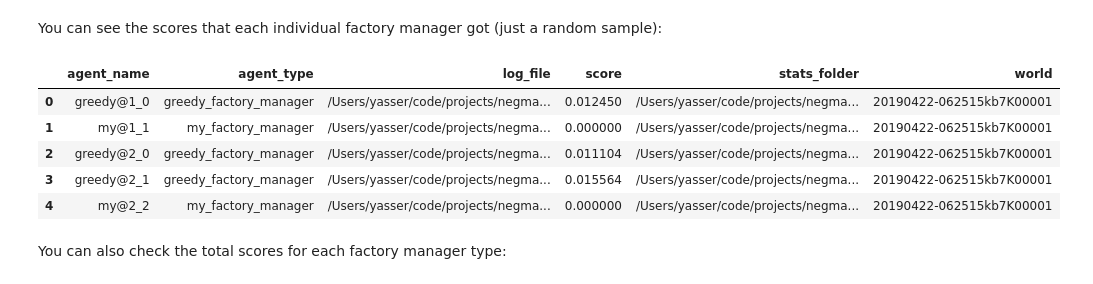
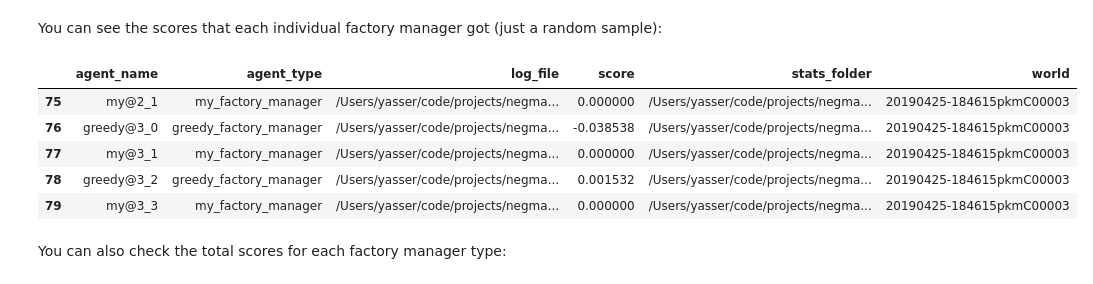
Before and after one commit to yasserfarouk/negmas, a Jupyter notebook: docs/tutorials/notebooks/07.develop_scml_agent.ipynb, the cells around one changed output. Saved outputs shown, nothing was run; the diff lists cells and outputs as text; code cells hidden in the pictures.

```diff
--- a/docs/tutorials/notebooks/07.develop_scml_agent.ipynb
+++ b/docs/tutorials/notebooks/07.develop_scml_agent.ipynb
@@ -80,14 +80,14 @@ results = anac2019_collusion(competitors=(MyFactoryManager, GreedyFactoryManager
 # %% [markdown]
 You can see the scores that each individual factory manager got (just a random sample):
 # %%
-results.scores.head()
+results.scores.tail()
 # %% [output]
 |  | agent_name | agent_type | log_file | score | stats_folder | world |
-| 0 | greedy@1_0 | greedy_factory_manager | /Users/yasser/code/projects/negma... | 0.012450 | /Users/yasser/code/projects/negma... | 20190422-062515kb7K00001 |
-| 1 | my@1_1 | my_factory_manager | /Users/yasser/code/projects/negma... | 0.000000 | /Users/yasser/code/projects/negma... | 20190422-062515kb7K00001 |
-| 2 | greedy@2_0 | greedy_factory_manager | /Users/yasser/code/projects/negma... | 0.011104 | /Users/yasser/code/projects/negma... | 20190422-062515kb7K00001 |
-| 3 | greedy@2_1 | greedy_factory_manager | /Users/yasser/code/projects/negma... | 0.015564 | /Users/yasser/code/projects/negma... | 20190422-062515kb7K00001 |
-| 4 | my@2_2 | my_factory_manager | /Users/yasser/code/projects/negma... | 0.000000 | /Users/yasser/code/projects/negma... | 20190422-062515kb7K00001 |
+| 75 | my@2_1 | my_factory_manager | /Users/yasser/code/projects/negma... | 0.000000 | /Users/yasser/code/projects/negma... | 20190425-184615pkmC00003 |
+| 76 | greedy@3_0 | greedy_factory_manager | /Users/yasser/code/projects/negma... | -0.038538 | /Users/yasser/code/projects/negma... | 20190425-184615pkmC00003 |
+| 77 | my@3_1 | my_factory_manager | /Users/yasser/code/projects/negma... | 0.000000 | /Users/yasser/code/projects/negma... | 20190425-184615pkmC00003 |
+| 78 | greedy@3_2 | greedy_factory_manager | /Users/yasser/code/projects/negma... | 0.001532 | /Users/yasser/code/projects/negma... | 20190425-184615pkmC00003 |
+| 79 | my@3_3 | my_factory_manager | /Users/yasser/code/projects/negma... | 0.000000 | /Users/yasser/code/projects/negma... | 20190425-184615pkmC00003 |
 # %% [markdown]
 You can also check the total scores for each factory manager type:
 # %%
```
Also changed, not shown: parts of 6 cells of this notebook, 5 other files.
